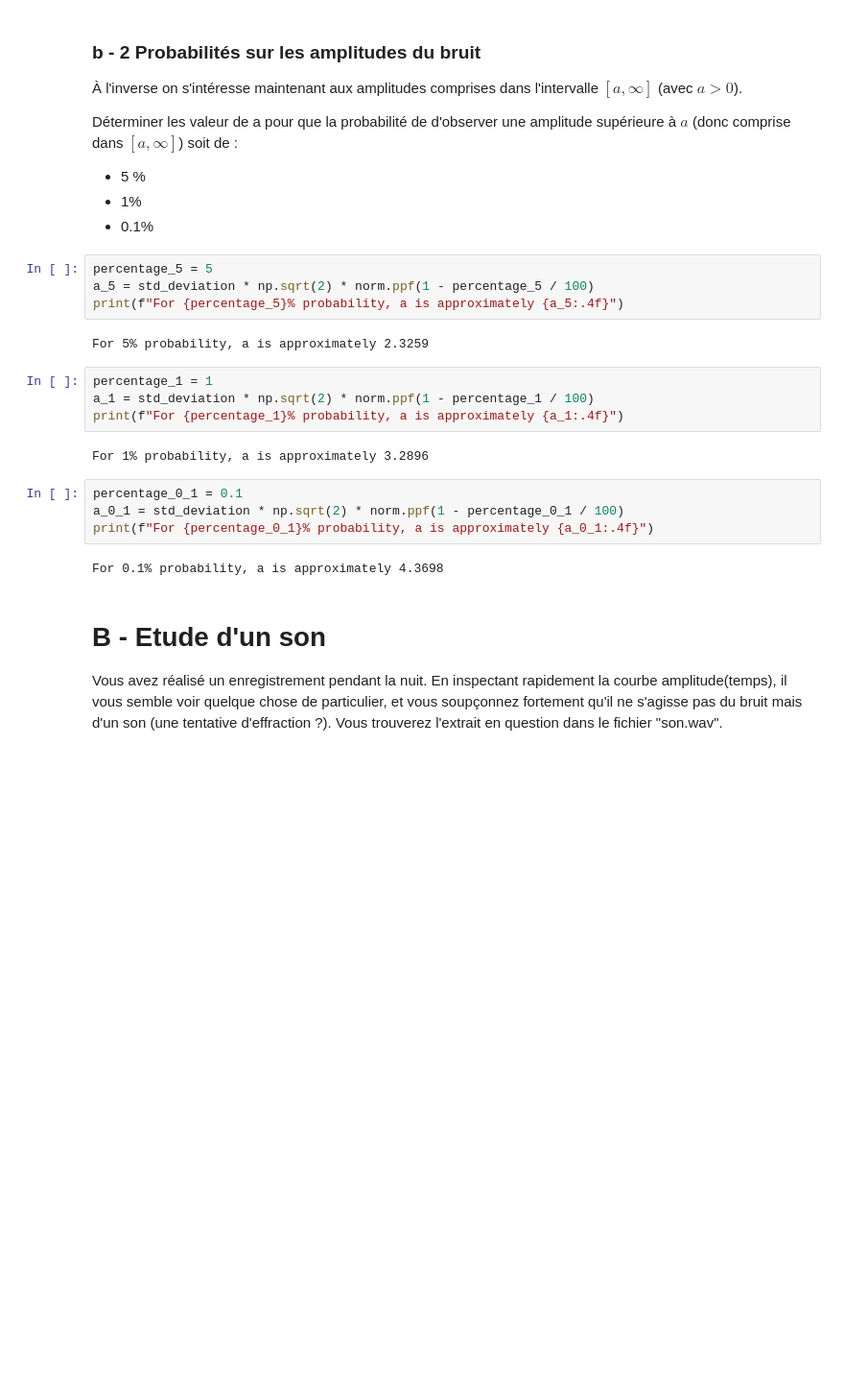
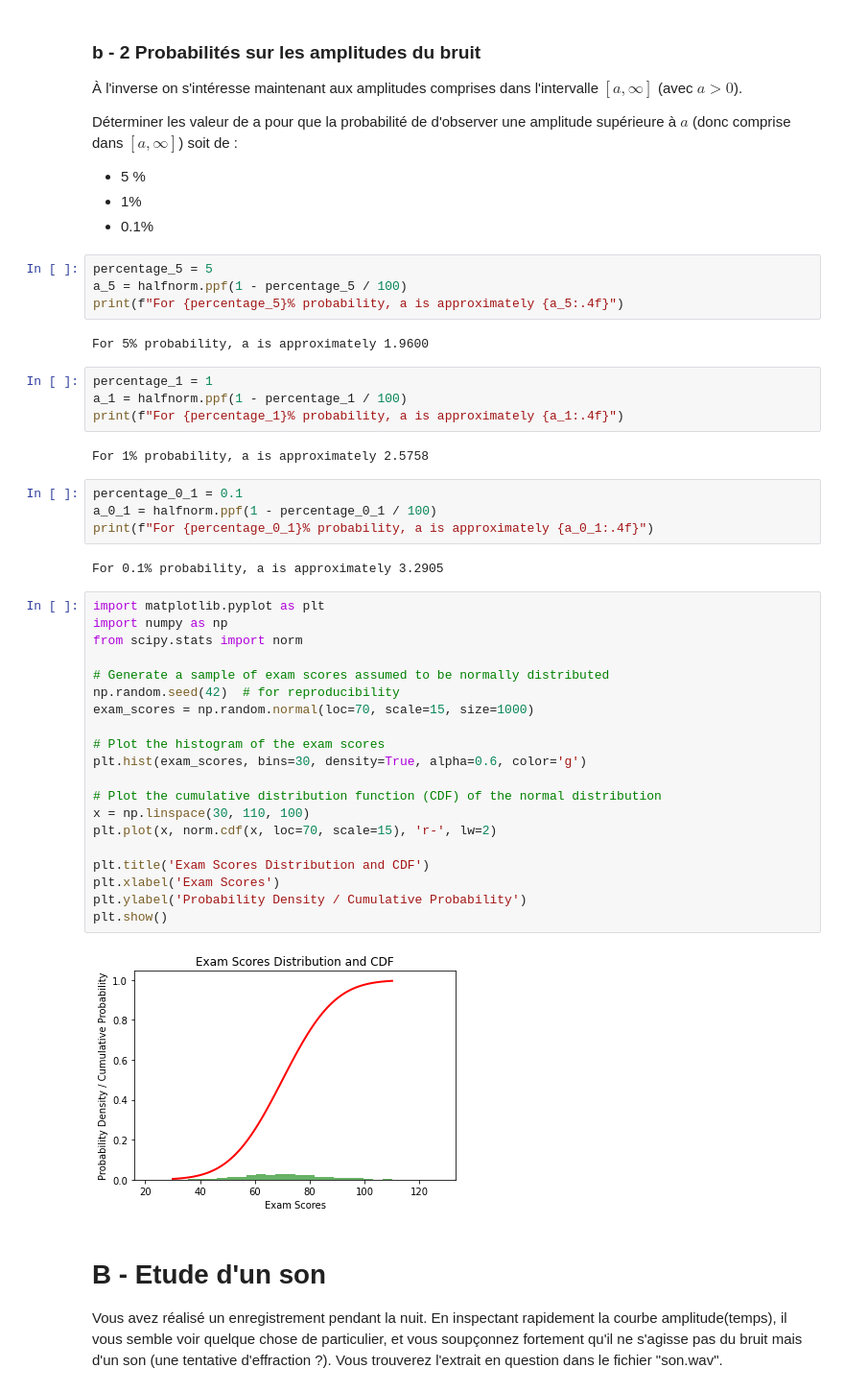
Before and after one commit to shahaf38/Stats-Tests_Hypotheses, a Jupyter notebook: Stats-Tests_Hypotheses.ipynb, the cells around one changed output. Shown at 96% size. Saved outputs shown, nothing was run; the diff lists cells and outputs as text; blank space fills up the shorter version.

```diff
--- a/Stats-Tests_Hypotheses.ipynb
+++ b/Stats-Tests_Hypotheses.ipynb
@@ -293,22 +294,44 @@ Déterminer les valeur de a pour que la probabilité de d'observer une amplitude
 - 0.1%
 # %%
 percentage_5 = 5
-a_5 = std_deviation * np.sqrt(2) * norm.ppf(1 - percentage_5 / 100)
+a_5 = halfnorm.ppf(1 - percentage_5 / 100)
 print(f"For {percentage_5}% probability, a is approximately {a_5:.4f}")
 # %% [output]
-For 5% probability, a is approximately 2.3259
+For 5% probability, a is approximately 1.9600
 # %%
 percentage_1 = 1
-a_1 = std_deviation * np.sqrt(2) * norm.ppf(1 - percentage_1 / 100)
+a_1 = halfnorm.ppf(1 - percentage_1 / 100)
 print(f"For {percentage_1}% probability, a is approximately {a_1:.4f}")
 # %% [output]
-For 1% probability, a is approximately 3.2896
+For 1% probability, a is approximately 2.5758
 # %%
 percentage_0_1 = 0.1
-a_0_1 = std_deviation * np.sqrt(2) * norm.ppf(1 - percentage_0_1 / 100)
+a_0_1 = halfnorm.ppf(1 - percentage_0_1 / 100)
 print(f"For {percentage_0_1}% probability, a is approximately {a_0_1:.4f}")
 # %% [output]
-For 0.1% probability, a is approximately 4.3698
+For 0.1% probability, a is approximately 3.2905
+# %%
+import matplotlib.pyplot as plt
+import numpy as np
+from scipy.stats import norm
+
+# Generate a sample of exam scores assumed to be normally distributed
+np.random.seed(42)  # for reproducibility
+exam_scores = np.random.normal(loc=70, scale=15, size=1000)
+
+# Plot the histogram of the exam scores
+plt.hist(exam_scores, bins=30, density=True, alpha=0.6, color='g')
+
+# Plot the cumulative distribution function (CDF) of the normal distribution
+x = np.linspace(30, 110, 100)
+plt.plot(x, norm.cdf(x, loc=70, scale=15), 'r-', lw=2)
+
+plt.title('Exam Scores Distribution and CDF')
+plt.xlabel('Exam Scores')
+plt.ylabel('Probability Density / Cumulative Probability')
+plt.show()
+# %% [output]
+[figure, added]
 # %% [markdown]
 # B - Etude d'un son
 
```
Also changed, not shown: parts of 28 cells of this notebook.
